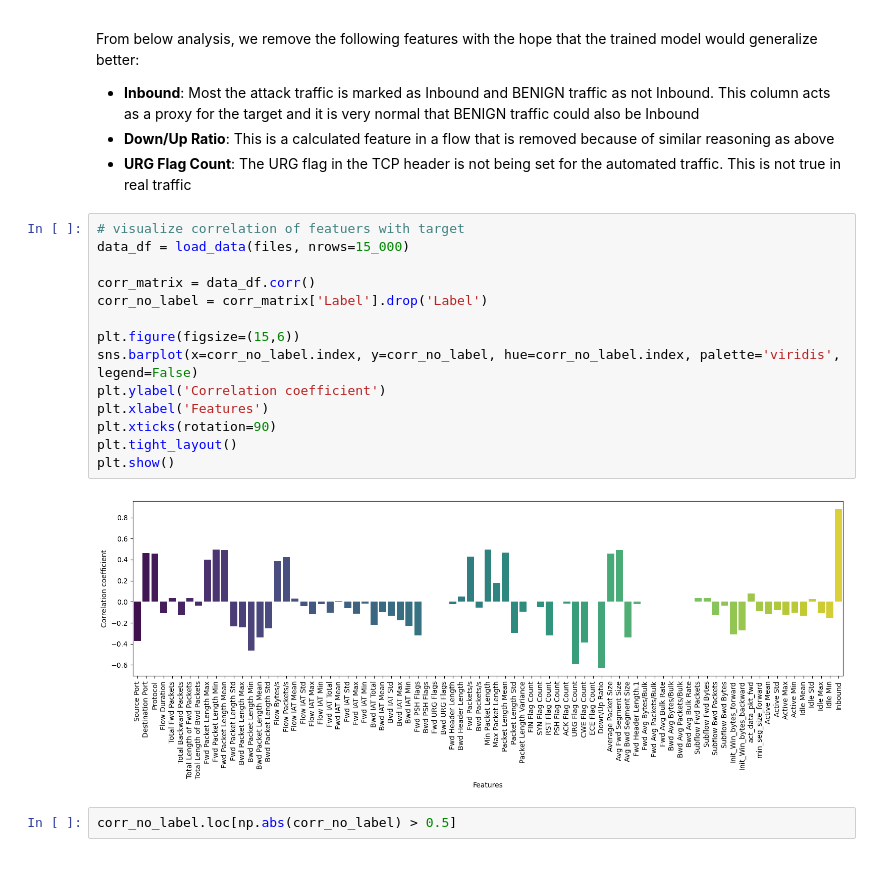
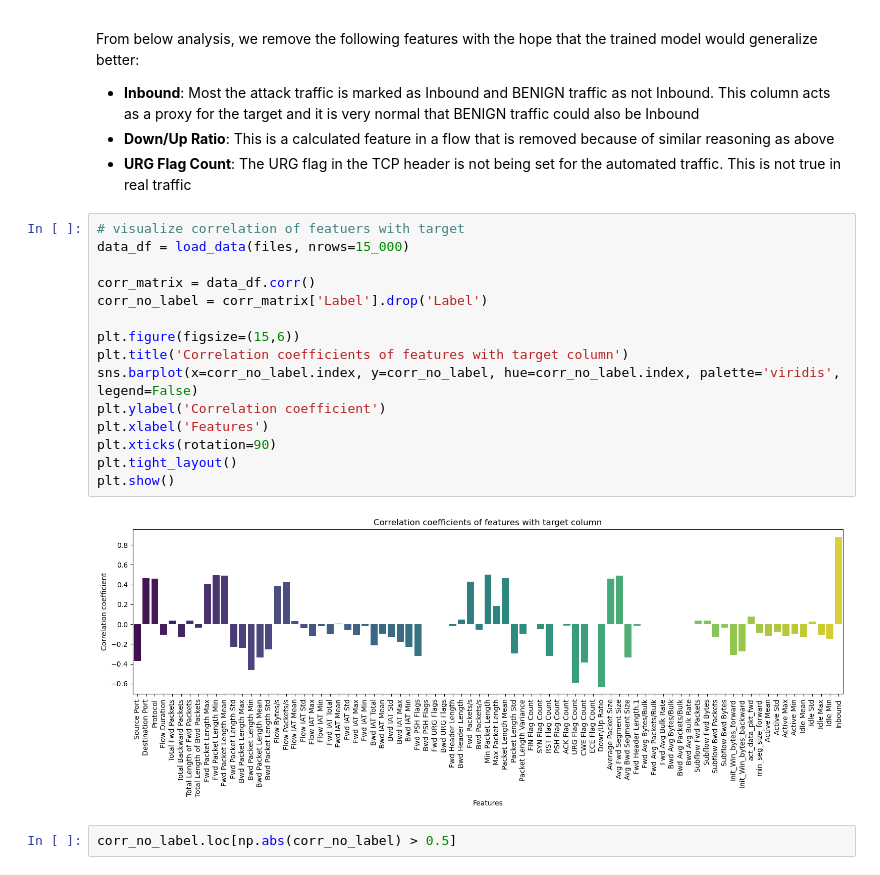
Before and after one commit to raosalapaka/ml-ddos, a Jupyter notebook: capstone_ddos_project_RS.ipynb, the cells around one changed output. Saved outputs shown, nothing was run; the diff lists cells and outputs as text.

```diff
--- a/capstone_ddos_project_RS.ipynb
+++ b/capstone_ddos_project_RS.ipynb
@@ -377,19 +377,20 @@ From below analysis, we remove the following features with the hope that the tra
 # %%
 # visualize correlation of featuers with target
 data_df = load_data(files, nrows=15_000)
 
 corr_matrix = data_df.corr()
 corr_no_label = corr_matrix['Label'].drop('Label')
 
 plt.figure(figsize=(15,6))
+plt.title('Correlation coefficients of features with target column')
 sns.barplot(x=corr_no_label.index, y=corr_no_label, hue=corr_no_label.index, palette='viridis', legend=False)
 plt.ylabel('Correlation coefficient')
 plt.xlabel('Features')
 plt.xticks(rotation=90)
 plt.tight_layout()
 plt.show()
 # %% [output]
-[figure, old version]
+[figure, new version]
 # %%
 corr_no_label.loc[np.abs(corr_no_label) > 0.5]
 # %% [output]
```
Also changed, not shown: 2 other files.
